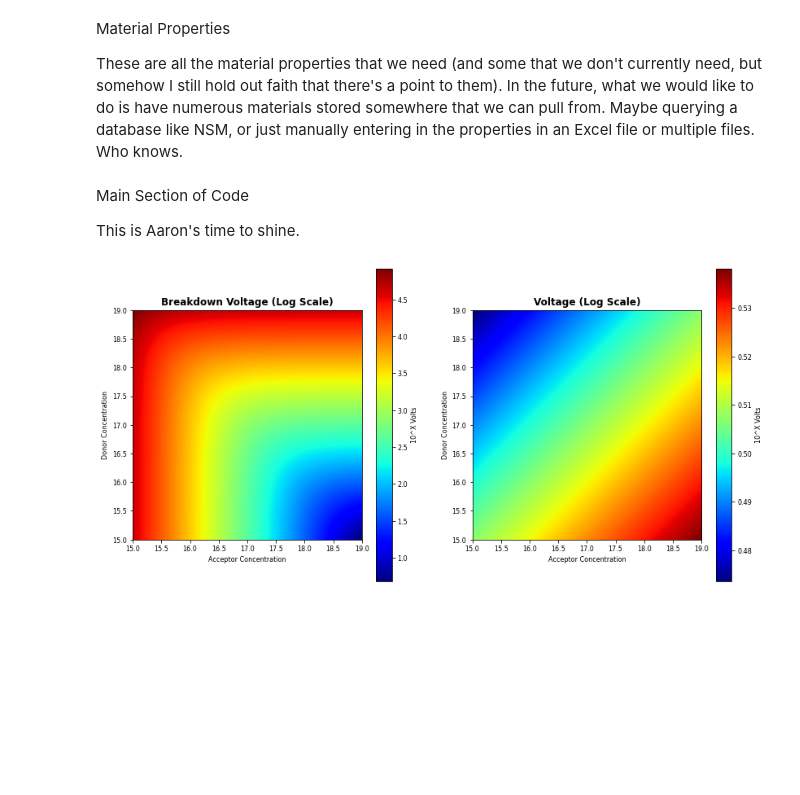
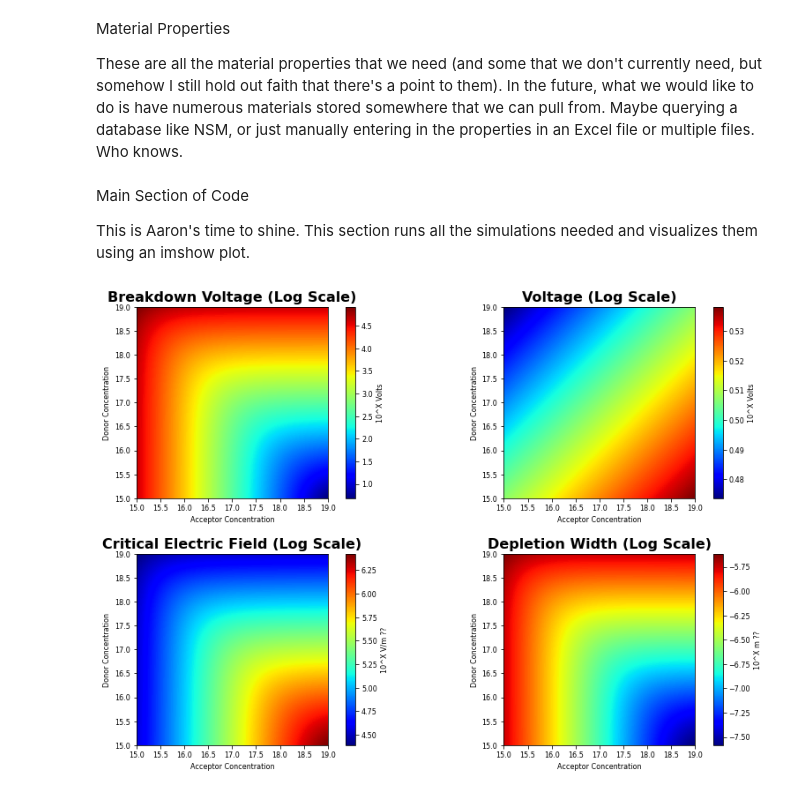
Before and after one commit to aacarman/SemiProject, a Jupyter notebook: main.ipynb, the cells around one changed output. Drawn from its saved outputs; the diff is of its cells as text; code cells hidden in the pictures; blank space fills up the shorter version.

Commit message:
Modified the graphing to have full data visualization. Uses subplots to display all data simultaneously.

```diff
--- a/main.ipynb
+++ b/main.ipynb
@@ -47,49 +47,67 @@ Nd = np.logspace(15, 19, 100)   # donor doping that we want to sweep
 # %% [markdown]
 Main Section of Code
 
-This is Aaron's time to shine.
+This is Aaron's time to shine. This section runs all the simulations needed and visualizes them using an imshow plot.
 # %%
 Ncols = len(Na)         # store the number of columns
 Nrows = len(Nd)         # and the number of rows
 
 Voltage = np.empty((Nrows, Ncols))              # empty matrix for forward voltage
 Depletion = np.empty((Nrows, Ncols))            # empty matrix for depletion width
 BreakdownVoltage = np.empty((Nrows, Ncols))     # empty matrix for breakdown voltage
 ElectricField = np.empty((Nrows, Ncols))        # empty matrix for critical electric field
 
 for ii in range(0, Ncols):                      # for every element
     for rr in range(0, Nrows):                  # in each matrix
         ln = np.log((Na[ii]*Nd[rr])/(Ni**2))    # calculate forward voltage
         Voltage[rr, ii] = KTq*ln
 
         two_E = (2*eps)/q
         W0 = np.sqrt((two_E*Voltage[rr,ii]*((1/Na[ii]+1/Nd[rr]))))  # calculate depletion width
         Depletion[rr, ii] = W0*1e-2
 
         qn = q*Nd[rr]/eps
         N = (Na[ii]/(Nd[rr]*(Nd[rr]+Na[ii])))       # calculate carrier concentration
 
         ElectricField[rr,ii] = (qn*np.sqrt(two_E*N*Voltage[rr,ii]))     # calculate E-field
 
         V = (((Ec/qn)**2)/(two_E*N))
         BreakdownVoltage[rr,ii] = Voltage[rr,ii]-V          # calculate breakdown voltage
 
 
-fig, ax = plt.subplots(1,2)
-fig.set_size_inches((12,6))
-ax[0].set_title('Breakdown Voltage (Log Scale)')
-ax[0].set(xlabel='Acceptor Concentration', ylabel='Donor Concentration')
-im = ax[0].imshow(np.log10(abs(BreakdownVoltage)), extent=[min(np.log10(Na)), max(np.log10(Na)), min(np.log10(Nd)), max(np.log10(Nd))], cmap='jet')
-cbar = plt.colorbar(im, ax=ax[0])
-cbar.set_label('10^X Volts')
-ax[1].set_title('Voltage (Log Scale)')
-ax[1].set(xlabel='Acceptor Concentration', ylabel='Donor Concentration')
-im = ax[1].imshow(np.log10(abs(Voltage)), extent=[min(np.log10(Na)), max(np.log10(Na)), min(np.log10(Nd)), max(np.log10(Nd))], cmap='jet')
-cbar = plt.colorbar(im, ax=ax[1])
+fig, ax = plt.subplots(2,2)             # 2x2 subplot array for now
+fig.set_size_inches((12,8))             # set the size of the whole figure
+
+ax[0,0].set_title('Breakdown Voltage (Log Scale)')          # set title
+ax[0,0].set(xlabel='Acceptor Concentration', ylabel='Donor Concentration')  # set x and y labels
+# plot a color plot spanning the whole range we have simulated
+im = ax[0,0].imshow(np.log10(abs(BreakdownVoltage)), extent=[min(np.log10(Na)), max(np.log10(Na)), min(np.log10(Nd)), max(np.log10(Nd))], cmap='jet')
+# add a colorbar
+cbar = plt.colorbar(im, ax=ax[0,0])
+# add a label
 cbar.set_label('10^X Volts')
 
-fig.tight_layout(pad=3.0)
+# repeat the process several times
+ax[0,1].set_title('Voltage (Log Scale)')
+ax[0,1].set(xlabel='Acceptor Concentration', ylabel='Donor Concentration')
+im = ax[0,1].imshow(np.log10(abs(Voltage)), extent=[min(np.log10(Na)), max(np.log10(Na)), min(np.log10(Nd)), max(np.log10(Nd))], cmap='jet')
+cbar = plt.colorbar(im, ax=ax[0,1])
+cbar.set_label('10^X Volts')
+
+ax[1,0].set_title('Critical Electric Field (Log Scale)')
+ax[1,0].set(xlabel='Acceptor Concentration', ylabel='Donor Concentration')
+im = ax[1,0].imshow(np.log10(abs(ElectricField)), extent=[min(np.log10(Na)), max(np.log10(Na)), min(np.log10(Nd)), max(np.log10(Nd))], cmap='jet')
+cbar = plt.colorbar(im, ax=ax[1,0])
+cbar.set_label('10^X V/m ??')
+
+ax[1,1].set_title('Depletion Width (Log Scale)')
+ax[1,1].set(xlabel='Acceptor Concentration', ylabel='Donor Concentration')
+im = ax[1,1].imshow(np.log10(abs(Depletion)), extent=[min(np.log10(Na)), max(np.log10(Na)), min(np.log10(Nd)), max(np.log10(Nd))], cmap='jet')
+cbar = plt.colorbar(im, ax=ax[1,1])
+cbar.set_label('10^X m ??')
+
+fig.tight_layout(pad=2.0)
 
 plt.show()
 # %% [output]
-[figure, old version]
+[figure, new version]
```
Also changed, not shown: parts of 1 cell of this notebook.
